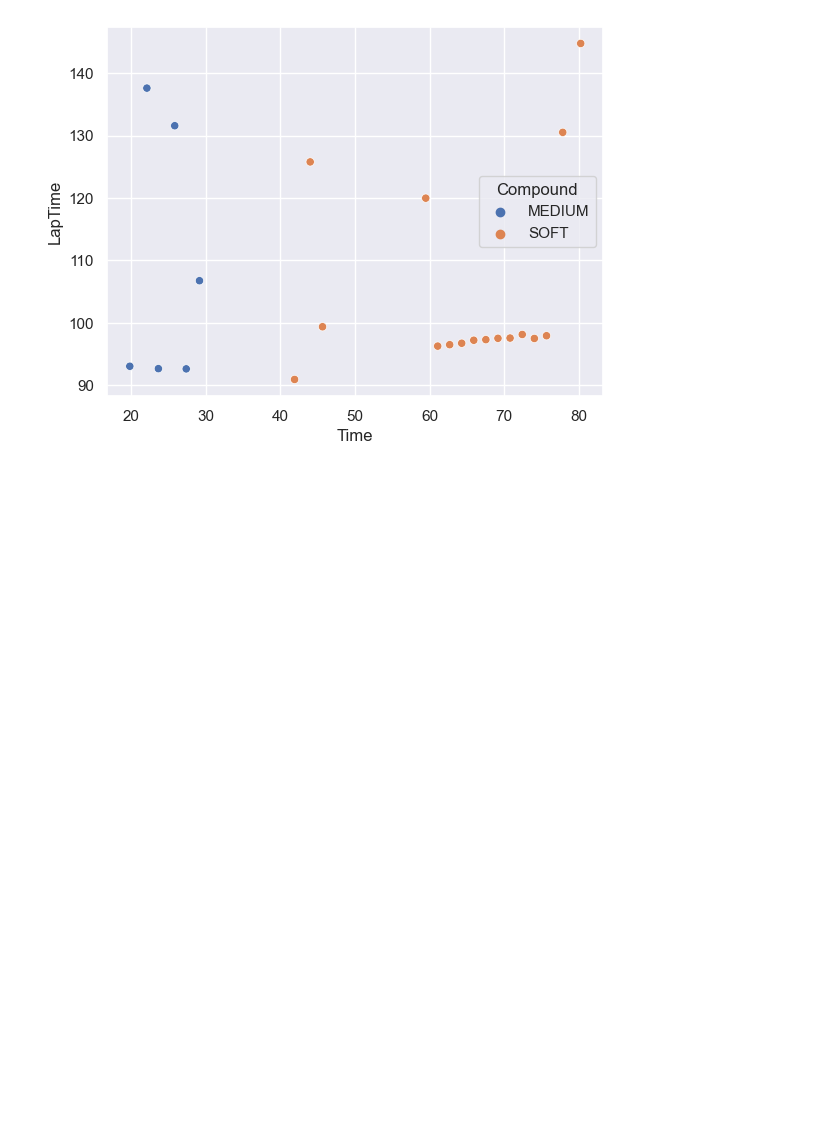
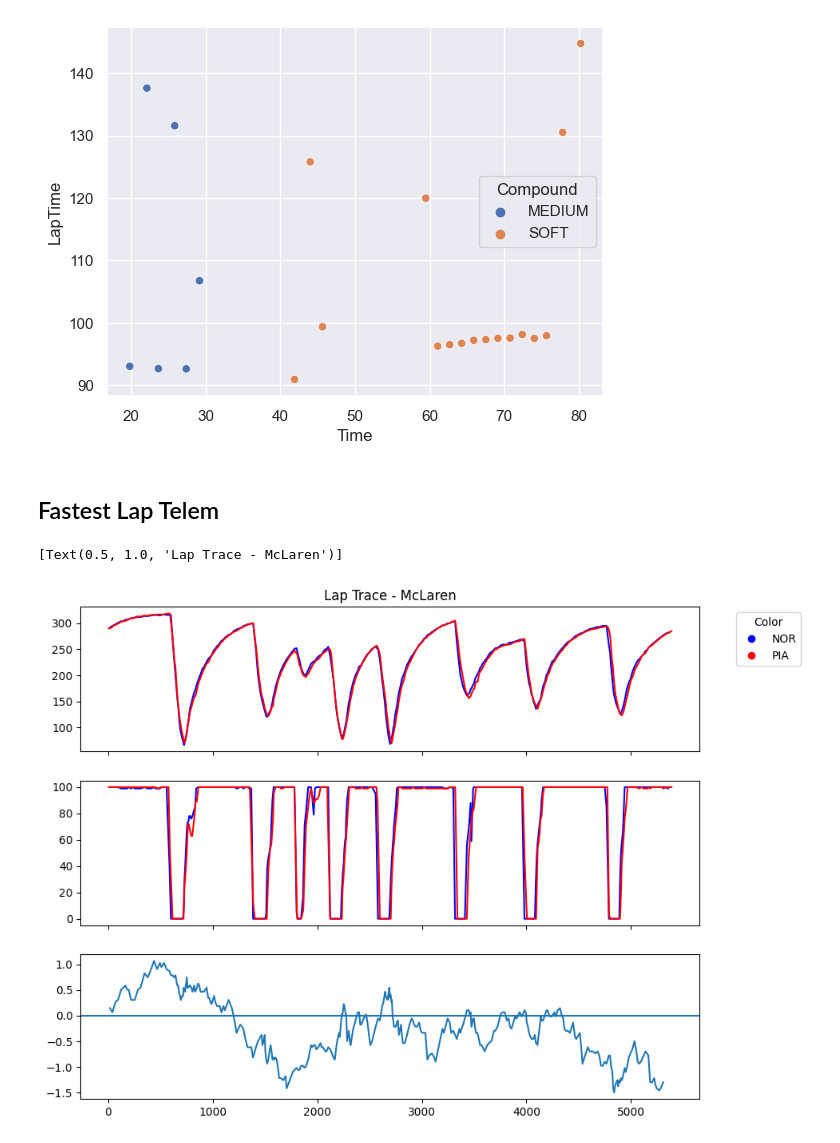
Before and after one commit to kylebennison/f1, a Jupyter notebook: prod/plotting/post_session_plots.ipynb, the cells around one changed output. Cells and saved outputs as stored; diff of their text form; code cells hidden in the pictures; blank space fills up the shorter version.

Commit message:
telem plots, pick_fastest telem option

```diff
--- a/prod/plotting/post_session_plots.ipynb
+++ b/prod/plotting/post_session_plots.ipynb
@@ -122,3 +123,38 @@ sns.scatterplot(data=run_plan.loc[sesh.laps["Driver"] == "ALO"], x="Time", y="La
 # %% [output]
 <Axes: xlabel='Time', ylabel='LapTime'>
 [figure]
+# %% [markdown]
+## Fastest Lap Telem
+# %%
+fast_lap = timing.get_telem(sesh, fastest_only=True)
+# %%
+res = pd.concat([fast_lap.loc[fast_lap["Driver"] == "NOR"]["Time"].reset_index(drop=True),
+                 fast_lap.loc[fast_lap["Driver"] == "PIA"]["Time"].reset_index(drop=True)], axis=1, keys=["NOR", "PIA"])
+
+res["delta"] = res.iloc[:,0] - res.iloc[:,1]
+
+res["delta"] = res["delta"] / np.timedelta64(1, "s")
+# %%
+fig, ax = plt.subplots(3, sharex=True)
+fast_lap = fast_lap.loc[fast_lap.Driver.isin(["NOR", "PIA"])].reset_index(drop=True)
+
+colors = {"NOR": "blue", "PIA": "red"}
+
+for f in fast_lap.Driver.unique():
+    df = fast_lap.loc[fast_lap["Driver"] == f]
+    ax[0].plot(df.Distance, df.Speed, c=colors[f])
+    ax[1].plot(df.Distance, df.Throttle, c=colors[f])
+
+ax[2].plot(fast_lap.loc[fast_lap.Driver == "NOR"].Distance, res["delta"]) # Using NOR distance because it's the same len as delta right now.
+ax[2].axhline(y=0)
+# TODO: Color line based on which driver is ahead
+# TODO: Smoothe line
+
+# add a legend
+handles = [Line2D([0], [0], marker='o', color='w', markerfacecolor=v, label=k, markersize=8) for k, v in colors.items()]
+ax[0].legend(title='Color', handles=handles, bbox_to_anchor=(1.05, 1), loc='upper left')
+fig.set_size_inches(w=10, h=8)
+ax[0].set(title = "Lap Trace - McLaren") # TODO: {team}
+# %% [output]
+[Text(0.5, 1.0, 'Lap Trace - McLaren')]
+[figure, added]
```
Also changed, not shown: parts of 1 cell of this notebook, 1 other file.
